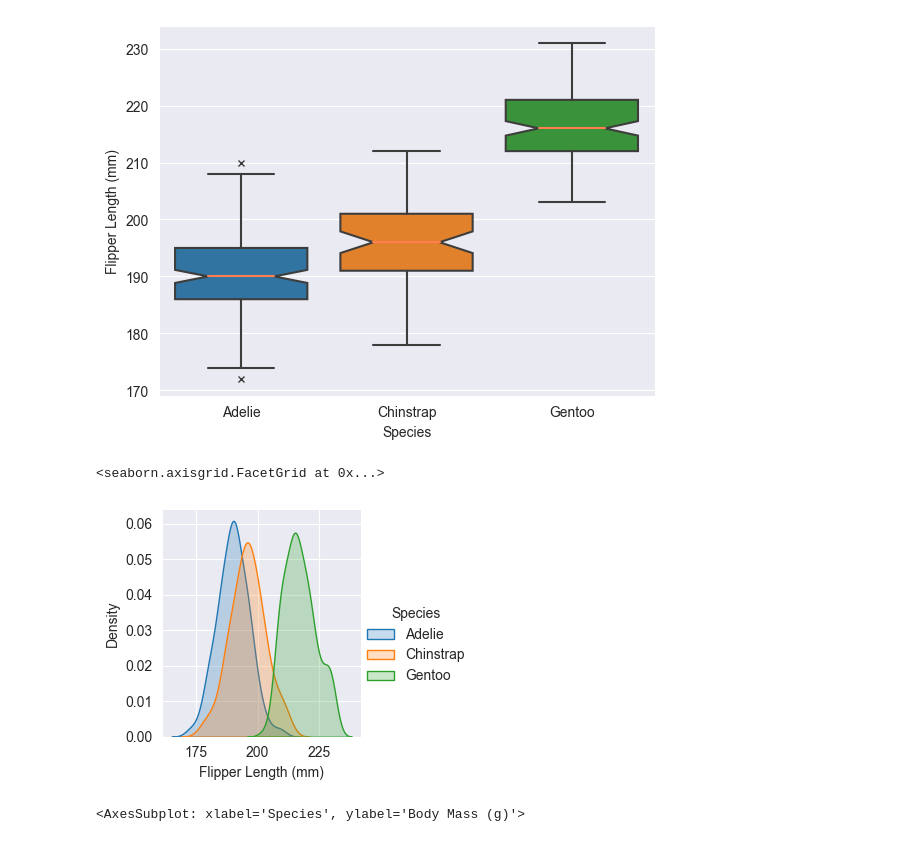
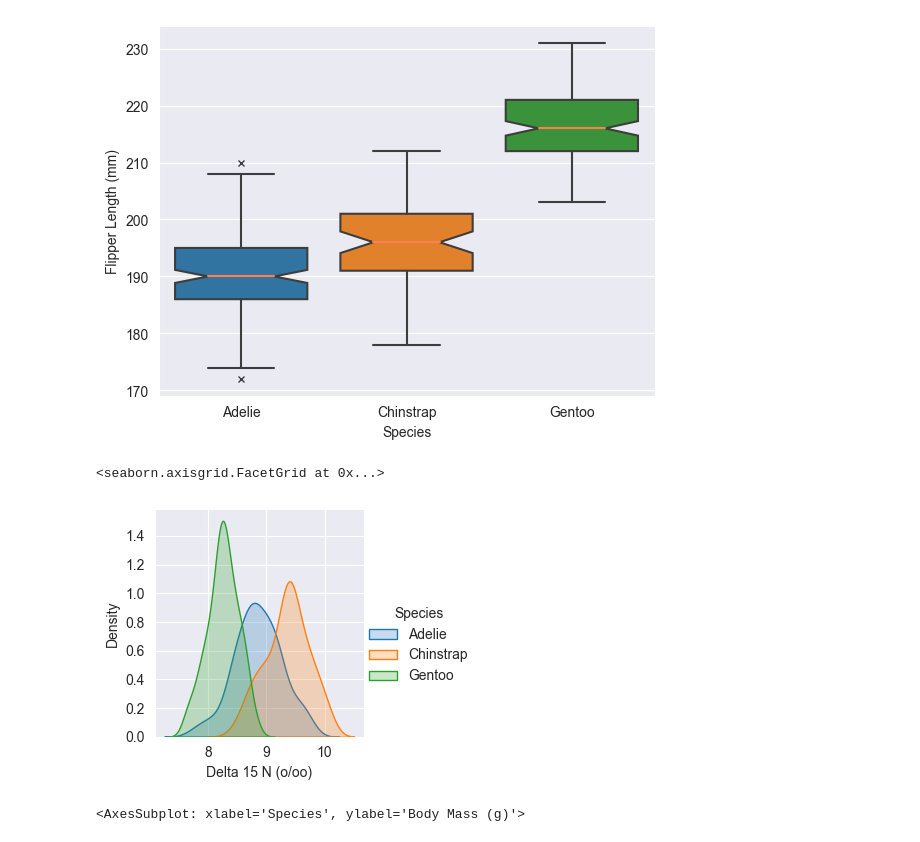
Before and after one commit to CorgoShip/UPA_Proj2, a Jupyter notebook: tucnaci.ipynb, the cells around one changed output. Cells and saved outputs as stored; diff of their text form; code cells hidden in the pictures.

Commit message:
changed graphs

```diff
--- a/tucnaci.ipynb
+++ b/tucnaci.ipynb
@@ -122,11 +122,11 @@ sns.boxplot(
 [figure]
 # %%
 sns.FacetGrid(df, hue="Species") \
-   .map(sns.kdeplot, "Flipper Length (mm)", fill=True) \
+   .map(sns.kdeplot, "Delta 15 N (o/oo)", fill=True) \
    .add_legend()
 # %% [output]
 <seaborn.axisgrid.FacetGrid at 0x...>
-[figure, old version]
+[figure, new version]
 # %%
 sns.violinplot(
     data=df, x="Species", y="Body Mass (g)",
```
Also changed, not shown: parts of 10 cells of this notebook.
